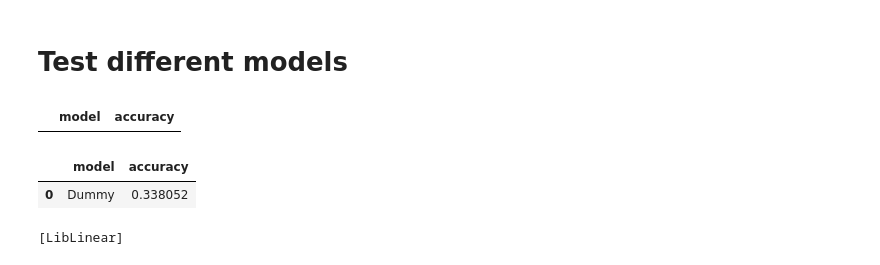
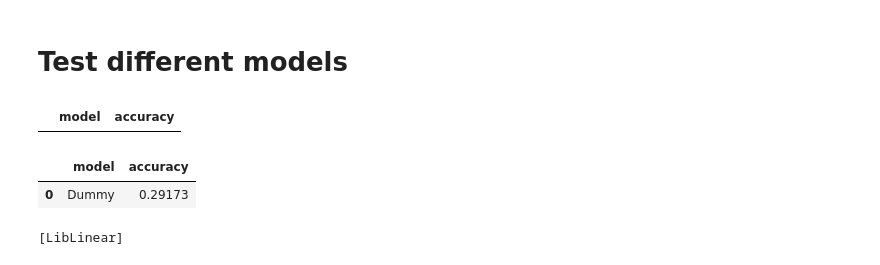
Before and after one commit to man-of-moose/web_articles_spin, a Jupyter notebook: newsapi_data_analysis.ipynb, the cells around one changed output. Cells and saved outputs as stored; diff of their text form; code cells hidden in the pictures.

```diff
--- a/newsapi_data_analysis.ipynb
+++ b/newsapi_data_analysis.ipynb
@@ -247,10 +259,10 @@ accuracy = dummy_cf.score(X,y)
 # %%
-new_row = {'model': 'Dummy', 'accuracy': accuracy}
+new_row = {'model': 'Dummy', 'accuracy': .29173}
 results = results.append(new_row, ignore_index=True)
 results
 # %% [output]
 |  | model | accuracy |
-| 0 | Dummy | 0.338052 |
+| 0 | Dummy | 0.29173 |
 # %%
 #Linear Support Vector Machines
 sv_clf = LinearSVC(C=1, class_weight='balanced', multi_class='ovr', random_state=40,verbose=3)
```
Also changed, not shown: parts of 62 cells of this notebook, 18 other files.
